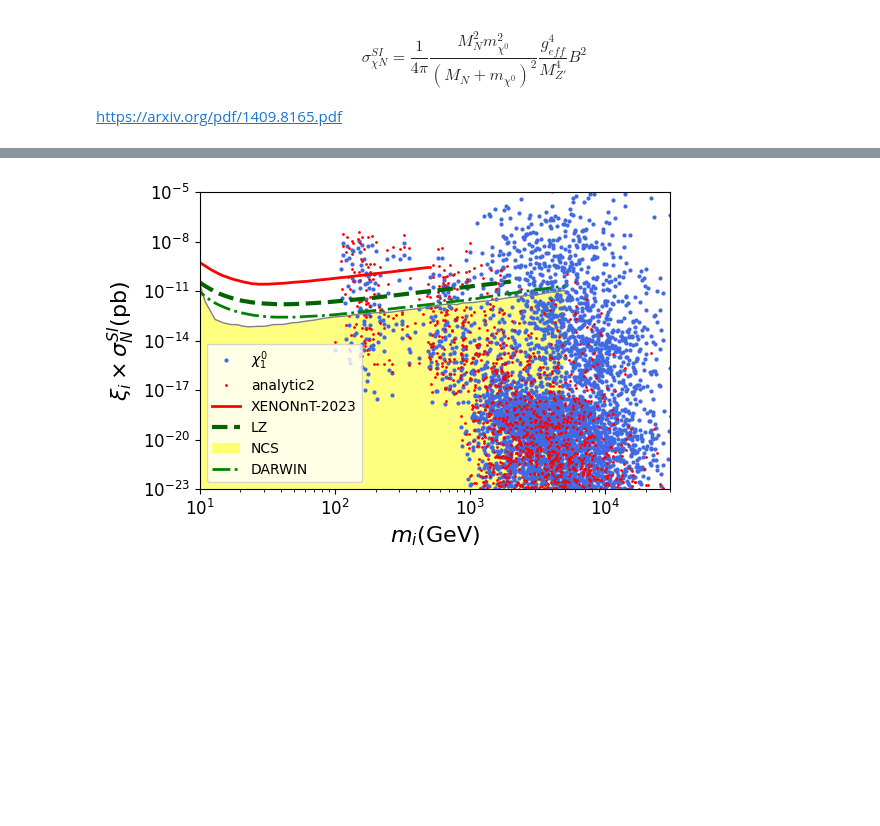
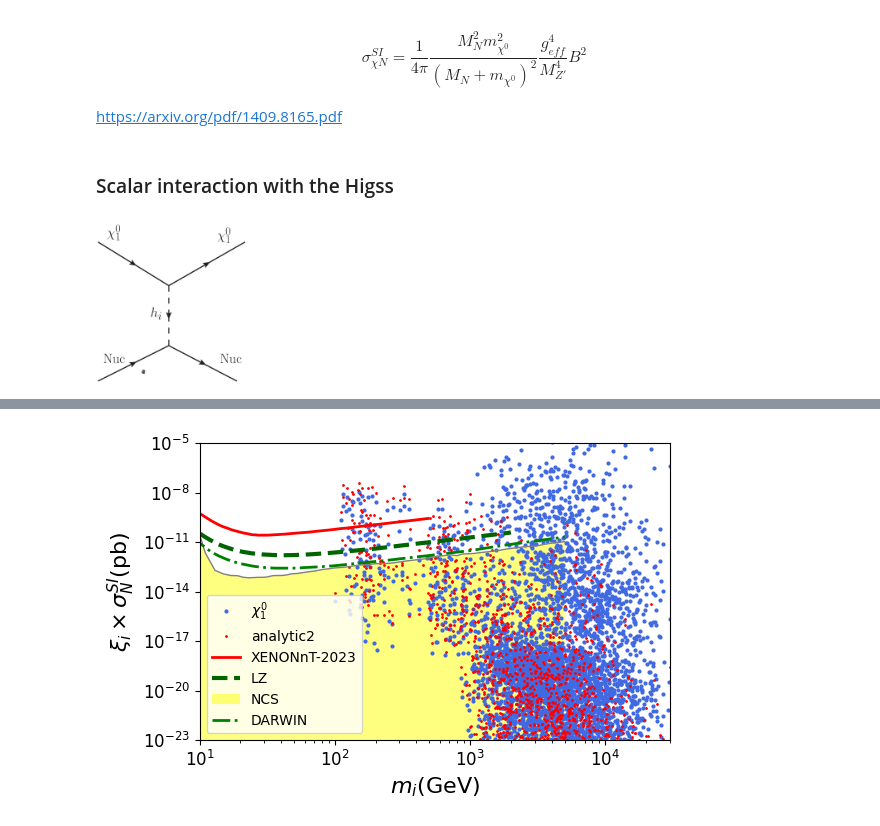
Before and after one commit to davidsuarezr/MDEO, a Jupyter notebook: random-scan-v3.ipynb, the cells around one changed output, grey strips where cells are left out. Cells and saved outputs as stored; diff of their text form; code cells hidden in the pictures; blank space fills up the shorter version.

```diff
--- a/random-scan-v3.ipynb
+++ b/random-scan-v3.ipynb
@@ -548,0 +511,7 @@ xd['SIZp_Xi'] = (1./(4*np.pi))*xd.mrXi_1**2*((xd.g1p*xd.epsilon*gp)**2/xd.MZp**4
+# %% [markdown]
+### Scalar interaction with the Higss
+# %%
+from IPython.display import Image
+Image("SI-mass-basis.png", width=150)
+# %% [output]
+[figure, added]
```
Also changed, not shown: parts of 19 cells of this notebook.
